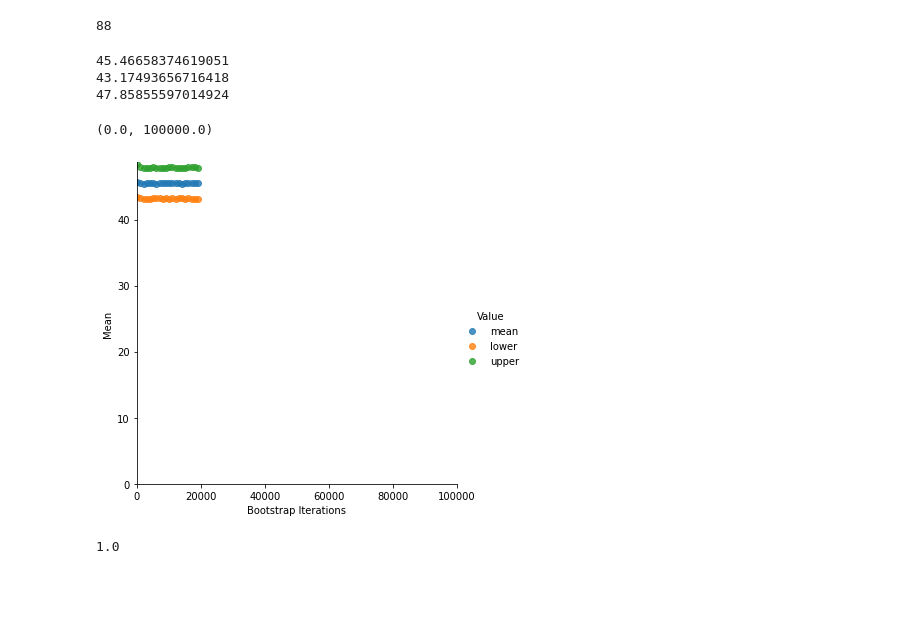
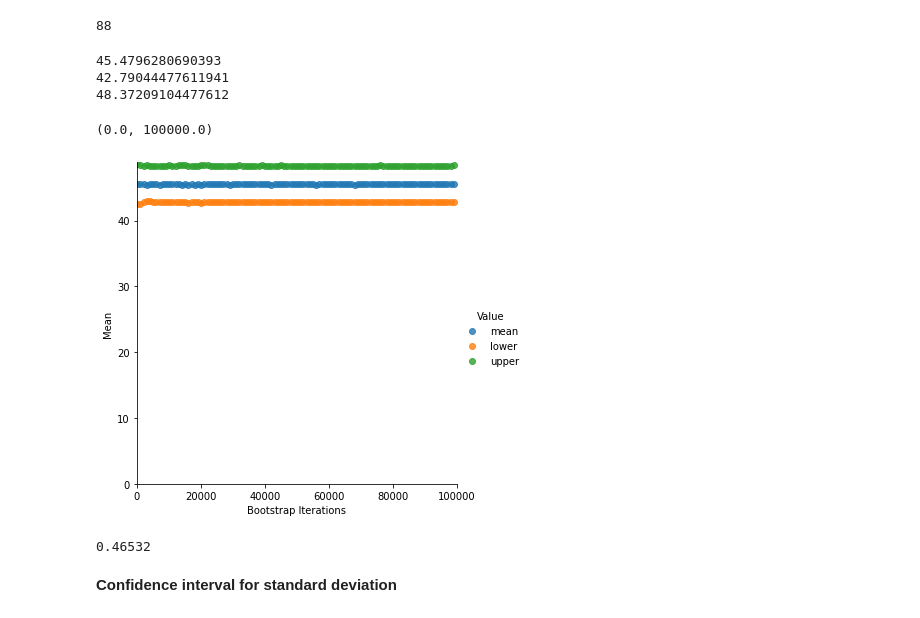
Before and after one commit to PreethamThinagaraj/CE888, a Jupyter notebook: Lab_2/bootstrap.ipynb, the cells around one changed output. Saved outputs shown, nothing was run; the diff lists cells and outputs as text; code cells hidden in the pictures; blank space fills up the shorter version.

```diff
--- a/Lab_2/bootstrap.ipynb
+++ b/Lab_2/bootstrap.ipynb
@@ -86,7 +76,7 @@ print(ub)
 # %%
 boots = []
 for i in range(100, 10000, 1000):
-    boot = bootstrap_mean_ci(data, data.shape[0], i, 90)
+    boot = bootstrap_mean_ci(data, data.shape[0], i, 80)
     boots.append([i, boot[0], "mean"])
     boots.append([i, boot[1], "lower"])
     boots.append([i, boot[2], "upper"])
@@ -163,9 +191,10 @@ np.mean(df_v['New Fleet'])
 # %% [output]
 30.481012658227847
 # %%
+# Calling bootstrap function and plotting the results
 boots = []
 for i in range(100, 10000, 1000):
-    boot = bootstrap_mean_ci(df_v['Current fleet'], df_v['Current fleet'].shape[0], i,73)
+    boot = bootstrap_mean_ci(df_v['Current fleet'], df_v['Current fleet'].shape[0], i,92)
     boots.append([i, boot[0], "mean"])
     boots.append([i, boot[1], "lower"])
     boots.append([i, boot[2], "upper"])
@@ -220,9 +249,10 @@ array([24., 27., 27., 25., 31., 35., 24., 19., 28., 23., 27., 20., 22.,
        32., 33., 32., 25., 24., 37., 31., 36., 36., 34., 38., 32., 38.,
        32.])
 # %%
+# Calling bootstrap function and plotting the results
 boots = []
 for i in range(100, 10000, 1000):
-    boot = bootstrap_mean_ci(x, x.shape[0], i,60)
+    boot = bootstrap_mean_ci(x, x.shape[0], i,95)
     boots.append([i, boot[0], "mean"])
     boots.append([i, boot[1], "lower"])
     boots.append([i, boot[2], "upper"])
@@ -333,27 +365,30 @@ a=np.array(dem_share_PA)
 # %%
 b=np.array(dem_share_OH)
 # %%
+# Calling bootstrap function and plotting the results
 boots = []
-for i in range(100, 20000, 1000):
-    boot = bootstrap_mean_ci(a, a.shape[0], i,95)
+for i in range(100, 100000, 1000):
+    boot = bootstrap_mean_ci(a, a.shape[0], i,98)
     boots.append([i, boot[0], "mean"])
     boots.append([i, boot[1], "lower"])
     boots.append([i, boot[2], "upper"])
 print(boot[0])
 print(boot[1])
 print(boot[2])
 df_boot = pd.DataFrame(boots, columns=['Bootstrap Iterations', 'Mean', "Value"])
 sns_plot = sns.lmplot(df_boot.columns[0], df_boot.columns[1], data=df_boot, fit_reg=False, hue="Value")
 
 sns_plot.axes[0, 0].set_ylim(0,)
 sns_plot.axes[0, 0].set_xlim(0, 100000)
 # %% [output]
-45.46658374619051
-43.17493656716418
-47.85855597014924
+45.4796280690393
+42.79044477611941
+48.37209104477612
 (0.0, 100000.0)
-[figure, old version]
+[figure, new version]
 # %%
-permut_test(a,b,10000)
+permut_test(a,b,100000)
 # %% [output]
-1.0
+0.46532
+# %% [markdown]
+**Confidence interval for standard deviation**
```
Also changed, not shown: parts of 18 cells of this notebook.
